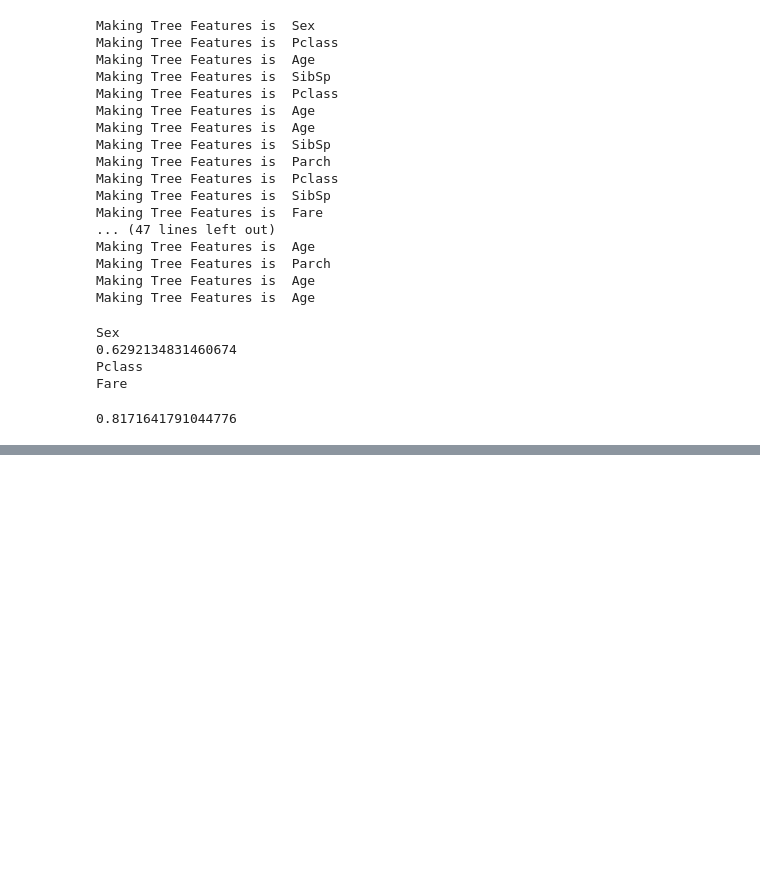
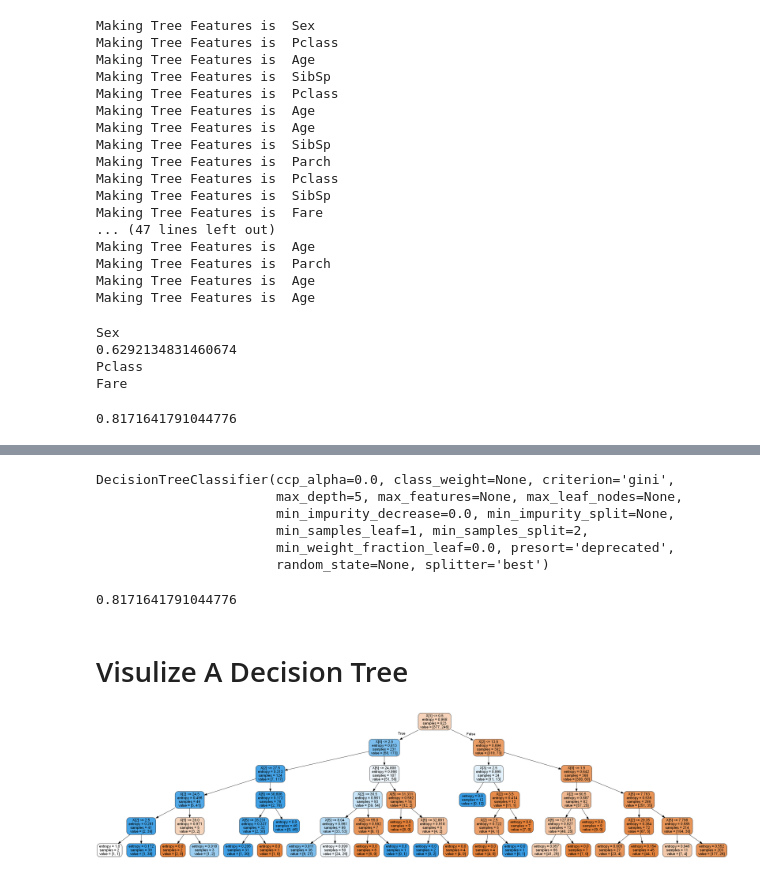
Before and after one commit to JayantGoel001/DecisionTree-And-RandomForest, a Jupyter notebook: Decision Tree On Titanic Dataset.ipynb, the cells around one changed output, grey strips where cells are left out. Drawn from its saved outputs; the diff is of its cells as text; code cells hidden in the pictures; blank space fills up the shorter version.

```diff
--- a/Decision Tree On Titanic Dataset.ipynb
+++ b/Decision Tree On Titanic Dataset.ipynb
@@ -277,0 +280,3 @@ print(score())
+# %%
+sk_tree = DecisionTreeClassifier('entropy',max_depth=5)
+sk_tree.fit(train_data[input_cols],train_data[out_cols])
@@ -277,0 +296,10 @@ print(score())
+# %%
+model = DecisionTreeClassifier('gini',max_depth=5)
+model.fit(train_data[input_cols],train_data[out_cols])
+# %% [output]
+DecisionTreeClassifier(ccp_alpha=0.0, class_weight=None, criterion='gini',
+                       max_depth=5, max_features=None, max_leaf_nodes=None,
+                       min_impurity_decrease=0.0, min_impurity_split=None,
+                       min_samples_leaf=1, min_samples_split=2,
+                       min_weight_fraction_leaf=0.0, presort='deprecated',
+                       random_state=None, splitter='best')
@@ -277,0 +308,6 @@ print(score())
+# %%
+model.score(test_data[input_cols],test_data[out_cols])
+# %% [output]
+0.8171641791044776
+# %% [markdown]
+# Visulize A Decision Tree
@@ -277,0 +319,8 @@ print(score())
+# %%
+dot_data = StringIO()
+export_graphviz(sk_tree,out_file=dot_data,filled=True,rounded=True)
+
+graph = pydotplus.graph_from_dot_data(dot_data.getvalue())
+Image(graph.create_png())
+# %% [output]
+[figure, added]
```
Also changed, not shown: parts of 9 cells of this notebook.
